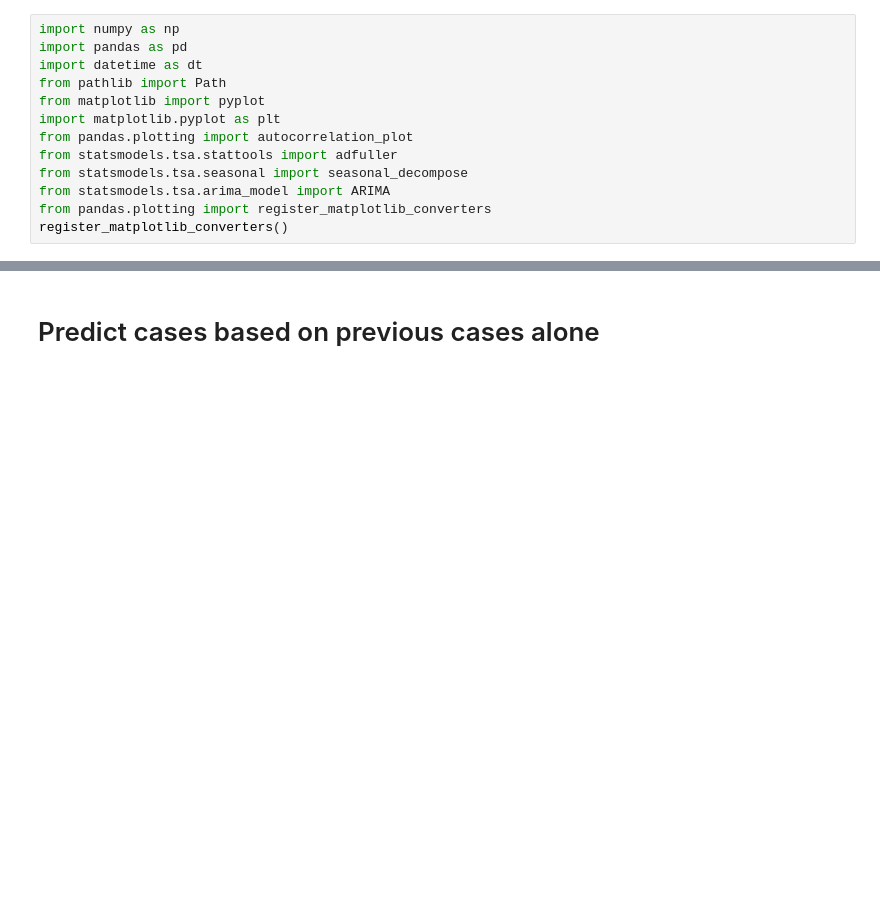
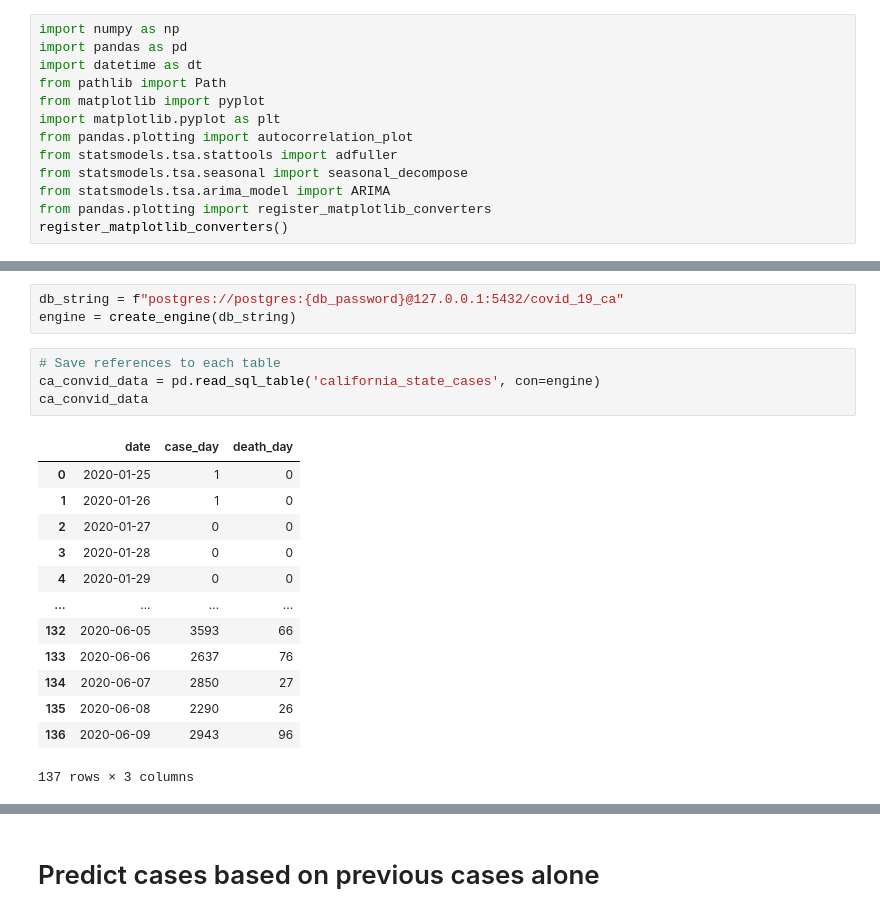
Before and after one commit to menlodoug/Final_Project, a Jupyter notebook: arima_cases_prediction.ipynb, the cells around one changed output, grey strips where cells are left out. Saved outputs shown, nothing was run; the diff lists cells and outputs as text; blank space fills up the shorter version.

Commit message:
read state data from db

```diff
--- a/arima_cases_prediction.ipynb
+++ b/arima_cases_prediction.ipynb
@@ -39,0 +22,21 @@ ca_df.head()
+# %%
+db_string = f"postgres://postgres:{db_password}@127.0.0.1:5432/covid_19_ca"
+engine = create_engine(db_string)
+# %%
+# Save references to each table
+ca_convid_data = pd.read_sql_table('california_state_cases', con=engine)
+ca_convid_data
+# %% [output]
+|  | date | case_day | death_day |
+| 0 | 2020-01-25 | 1 | 0 |
+| 1 | 2020-01-26 | 1 | 0 |
+| 2 | 2020-01-27 | 0 | 0 |
+| 3 | 2020-01-28 | 0 | 0 |
+| 4 | 2020-01-29 | 0 | 0 |
+| ... | ... | ... | ... |
+| 132 | 2020-06-05 | 3593 | 66 |
+| 133 | 2020-06-06 | 2637 | 76 |
+| 134 | 2020-06-07 | 2850 | 27 |
+| 135 | 2020-06-08 | 2290 | 26 |
+| 136 | 2020-06-09 | 2943 | 96 |
+137 rows × 3 columns
```
Also changed, not shown: parts of 7 cells of this notebook, 1 other file.
